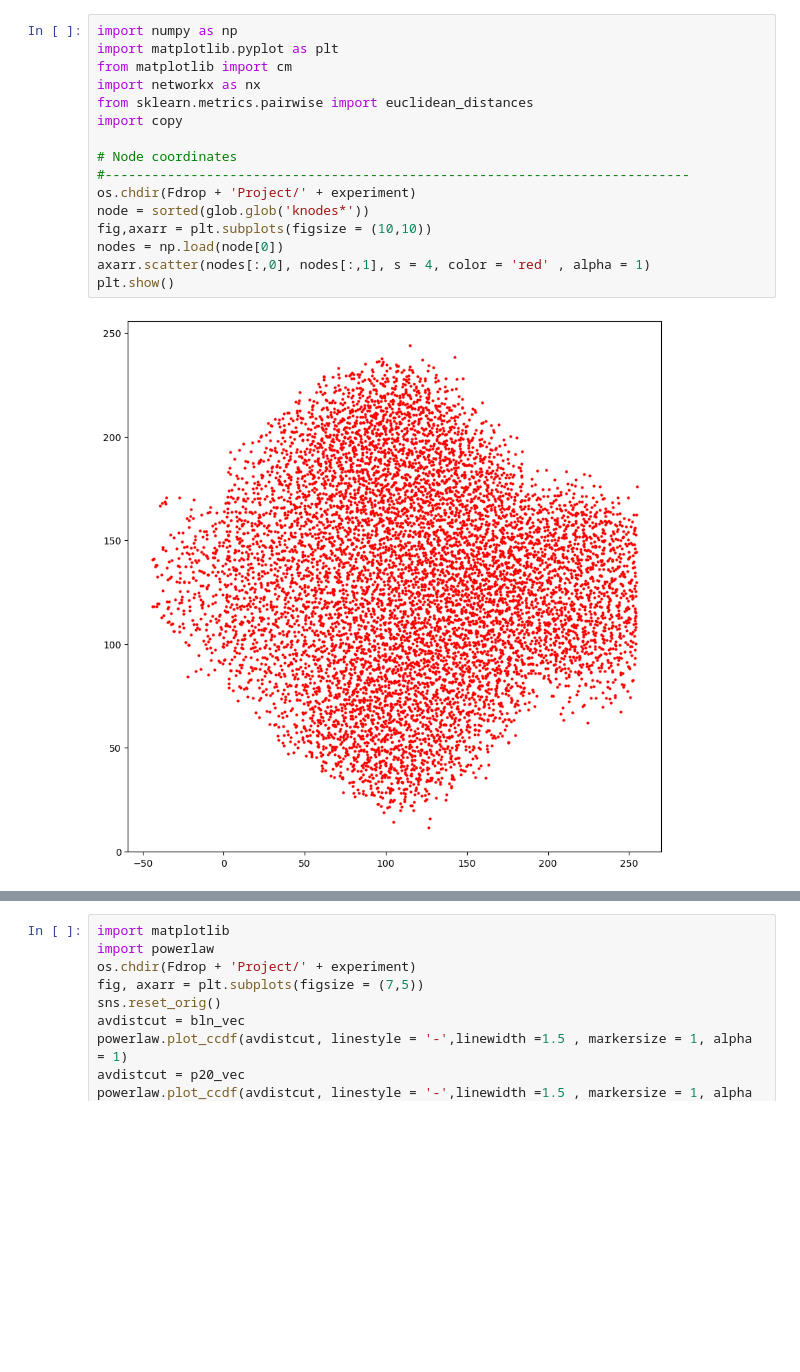
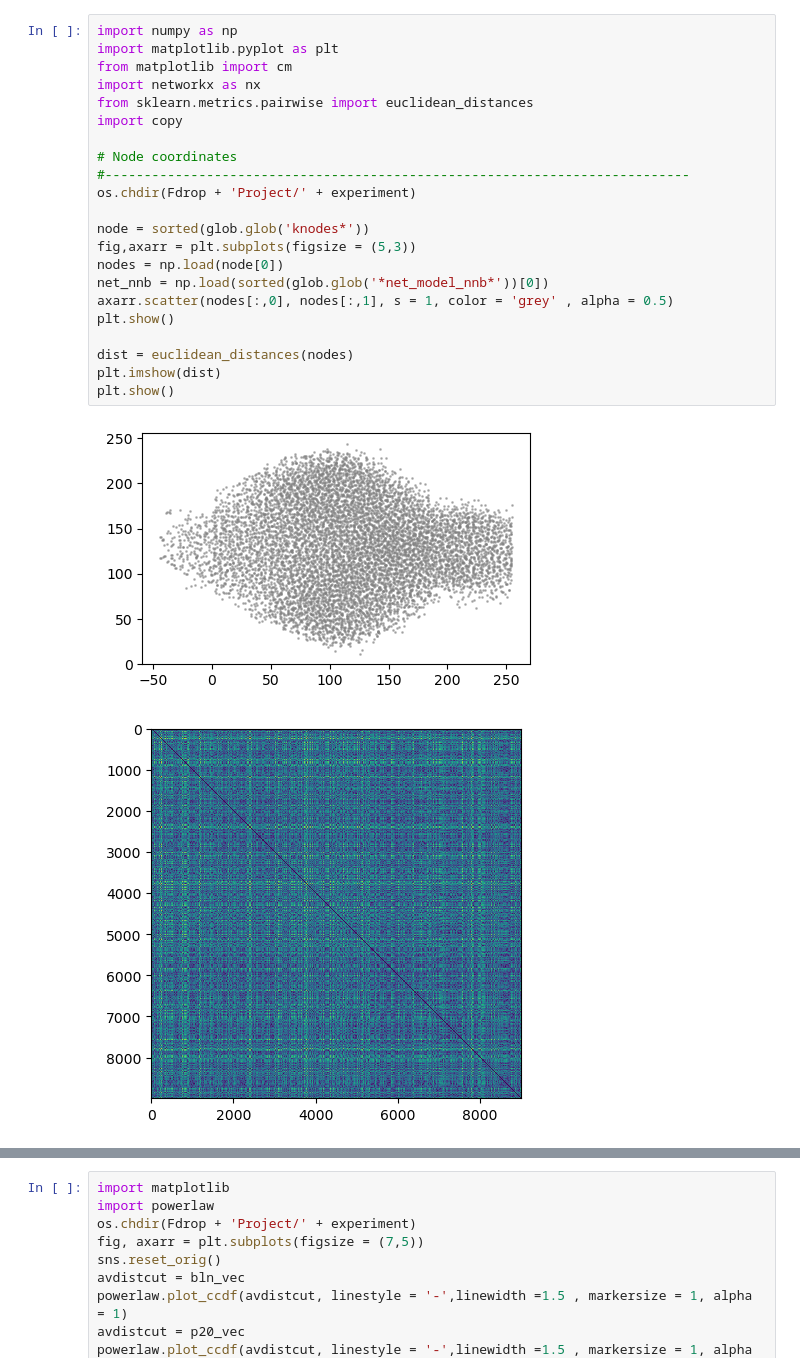
Before and after one commit to dafishcode/suite2p_analysis_py, a Jupyter notebook: Misc4.ipynb, the cells around one changed output, grey strips where cells are left out. Cells and saved outputs as stored; diff of their text form; blank space fills up the shorter version.

```diff
--- a/Misc4.ipynb
+++ b/Misc4.ipynb
@@ -26,18 +77,25 @@ savepath = Fdrop + 'Project/' + experiment + os.sep
 # %%
 import numpy as np
 import matplotlib.pyplot as plt
 from matplotlib import cm
 import networkx as nx
 from sklearn.metrics.pairwise import euclidean_distances
 import copy
 
 # Node coordinates
 #---------------------------------------------------------------------------
 os.chdir(Fdrop + 'Project/' + experiment)
+
 node = sorted(glob.glob('knodes*'))
-fig,axarr = plt.subplots(figsize = (10,10))
+fig,axarr = plt.subplots(figsize = (5,3))
 nodes = np.load(node[0])
-axarr.scatter(nodes[:,0], nodes[:,1], s = 4, color = 'red' , alpha = 1)
+net_nnb = np.load(sorted(glob.glob('*net_model_nnb*'))[0])
+axarr.scatter(nodes[:,0], nodes[:,1], s = 1, color = 'grey' , alpha = 0.5)
 plt.show()
+
+dist = euclidean_distances(nodes)
+plt.imshow(dist)
+plt.show()
 # %% [output]
-[figure, old version]
+[figure, new version]
+[figure, added]
```
Also changed, not shown: parts of 14 cells of this notebook, 8 other files.
